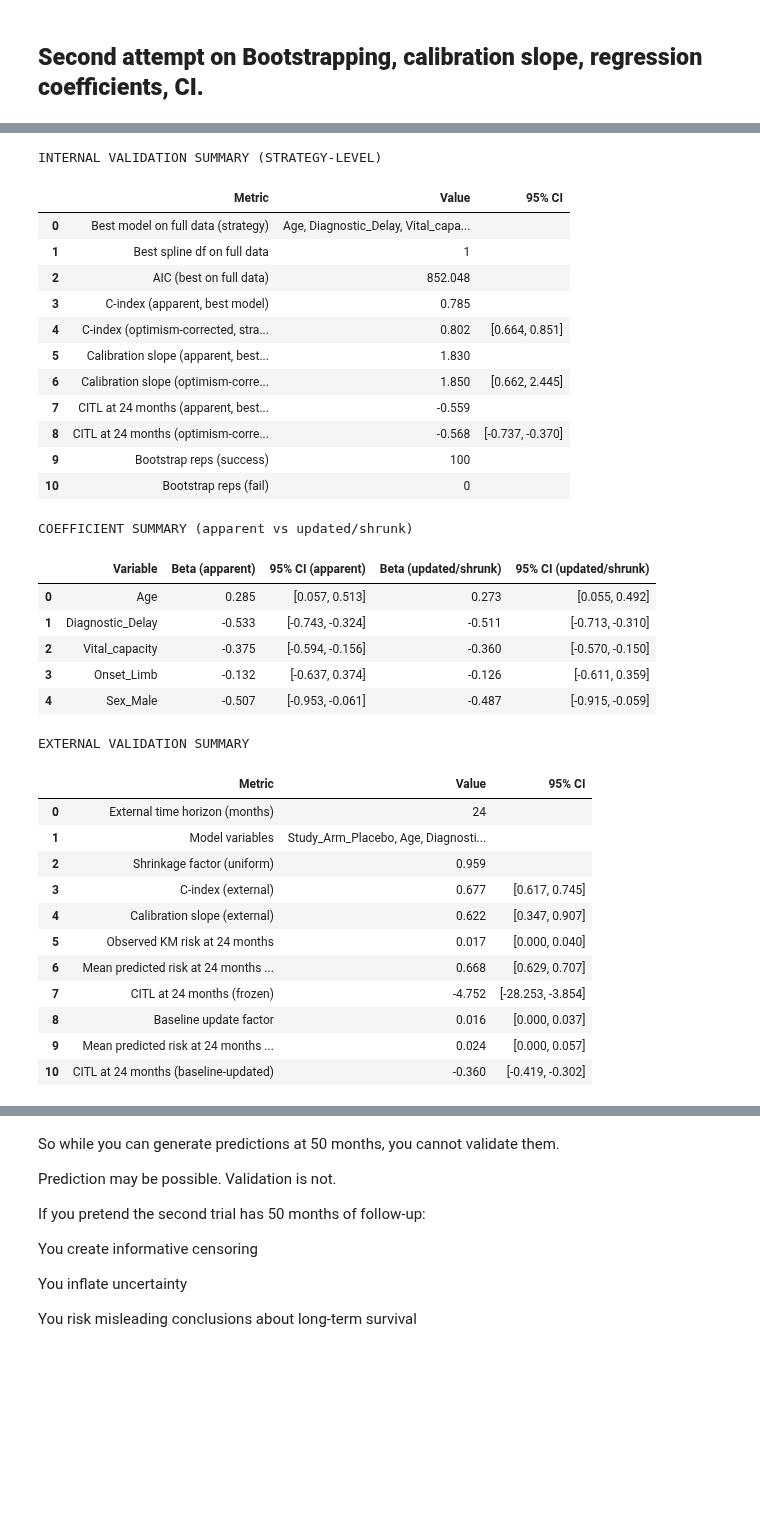
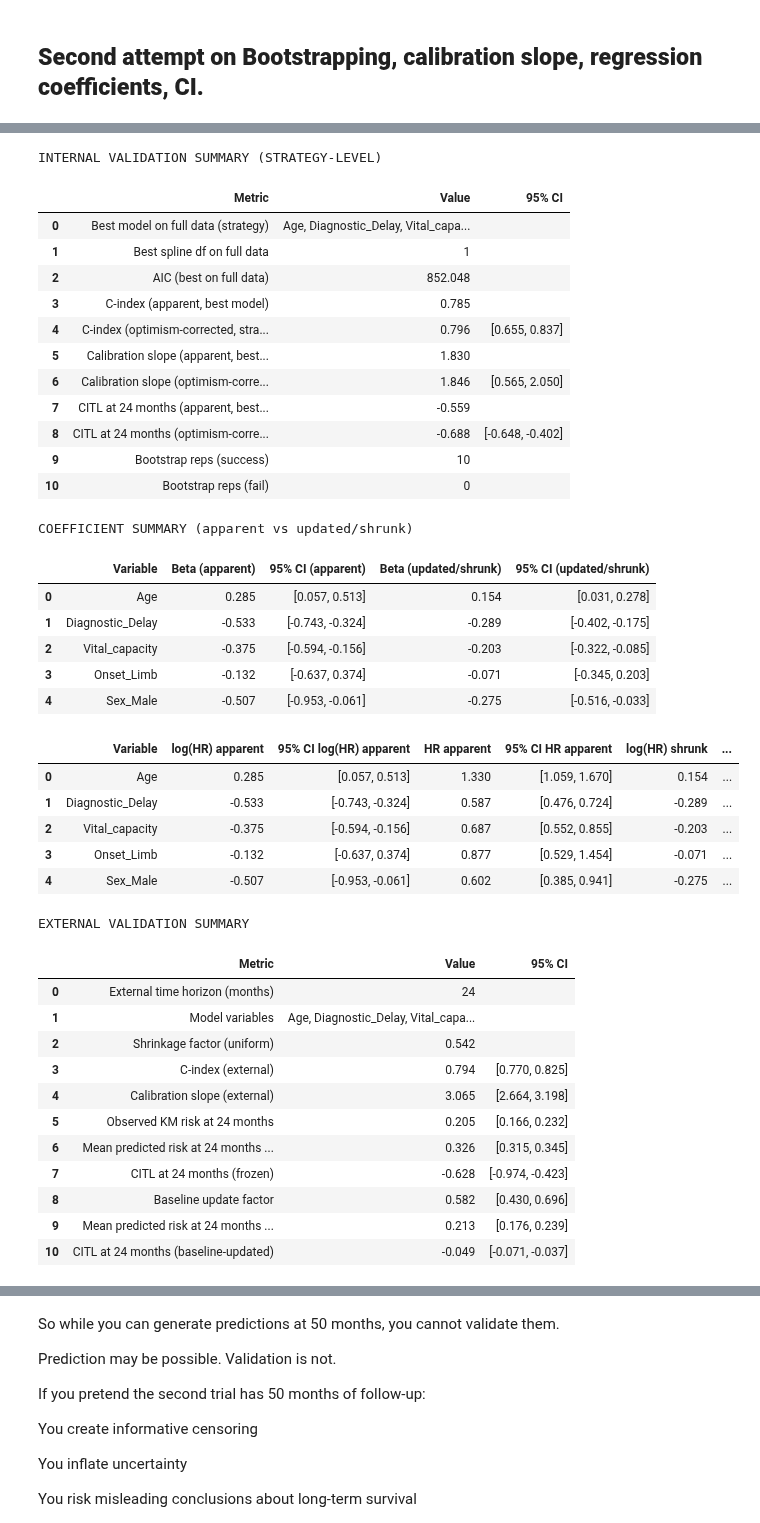
Before and after one commit to Uzoemeka/All_ALS_Data, a Jupyter notebook: 07.1_flexible_parametric_model_script_val_functionized_main_2.ipynb, the cells around one changed output, grey strips where cells are left out. Cells and saved outputs as stored; diff of their text form; code cells hidden in the pictures; blank space fills up the shorter version.

```diff
--- a/07.1_flexible_parametric_model_script_val_functionized_main_2.ipynb
+++ b/07.1_flexible_parametric_model_script_val_functionized_main_2.ipynb
@@ -1330,12 +1436,13 @@ class SelectionResult:
 dat_set = miro0.copy()
 
 covariates = [ "Study_Arm_Placebo", "Age", "Diagnostic_Delay", "Vital_capacity",
-               "Onset_Limb", "Sex_Male", "Age_Sex", "Age_onset"]
-forced_vars = ["Age", "Sex_Male", "Diagnostic_Delay", "Onset_Limb"]
+               "Onset_Limb", "Sex_Male"] #, 'Sex_onset',  "Age_Sex", "Age_onset", "Age_VC", "Sex_VC", "Onset_VC", "Age_sq"]
 
-df_candidates = [1, 2, 3, 4]   # recommended now that df=3 showed up
+forced_vars = ["Age", "Sex_Male", "Diagnostic_Delay", "Onset_Limb", "Vital_capacity"]
+
+df_candidates = [1, 2, 3]   # recommended now that df=3 showed up
 t0_months = 24
-n_boot_full_strategy = 100
+n_boot_full_strategy = 10
 seed_rand = 7
 
 # ============================================================
@@ -1388,6 +1495,6 @@ CITL   app/corr: -0.5590815091619101 -0.568017279340647 (-0.7374771563295289, -0
 CITL   month: 24
 # %%
-ext_df  = lical0
+ext_df  = miroli0.copy()
 ext = prep_df(ext_df, covariates)
 b_bins = 5
 
@@ -1461,53 +1568,62 @@ Mean pred risk updated: 0.02426196543882867
 # %%
 # 1) INTERNAL strategy summary (CI as separate column)
 print("\nINTERNAL VALIDATION SUMMARY (STRATEGY-LEVEL)")
 internal_summary_tbl = make_strategy_summary_table(res_strategy, t0_months=t0_months)
 display(internal_summary_tbl)
 
 # 2) Coefficients summary (apparent vs updated/shrunk)
 print("\nCOEFFICIENT SUMMARY (apparent vs updated/shrunk)")
 vars_final = res_strategy.best_vars_full
 coef_summary_tbl = coef_table_apparent_and_shrunk(model_best_full, vars_final=vars_final, shrinkage=shrinkage)
 display(coef_summary_tbl)
+print()
+coef_summary_tbl_2 = coef_table_apparent_and_shrunk_2(model_best_full, vars_final=vars_final, shrinkage=shrinkage)
+display(coef_summary_tbl_2)
 
 # 3) EXTERNAL summary (CI column included where applicable)
 print("\nEXTERNAL VALIDATION SUMMARY")
 ext_summary_tbl = make_external_summary_table(res_ext=res_ext, t0_months=24, boot_cis=boot_cis)
 display(ext_summary_tbl)
 # %% [output]
 INTERNAL VALIDATION SUMMARY (STRATEGY-LEVEL)
 |  | Metric | Value | 95% CI |
 | 0 | Best model on full data (strategy) | Age, Diagnostic_Delay, Vital_capa... |  |
 | 1 | Best spline df on full data | 1 |  |
 | 2 | AIC (best on full data) | 852.048 |  |
 | 3 | C-index (apparent, best model) | 0.785 |  |
-| 4 | C-index (optimism-corrected, stra... | 0.802 | [0.664, 0.851] |
+| 4 | C-index (optimism-corrected, stra... | 0.796 | [0.655, 0.837] |
 | 5 | Calibration slope (apparent, best... | 1.830 |  |
-| 6 | Calibration slope (optimism-corre... | 1.850 | [0.662, 2.445] |
+| 6 | Calibration slope (optimism-corre... | 1.846 | [0.565, 2.050] |
 | 7 | CITL at 24 months (apparent, best... | -0.559 |  |
-| 8 | CITL at 24 months (optimism-corre... | -0.568 | [-0.737, -0.370] |
-| 9 | Bootstrap reps (success) | 100 |  |
+| 8 | CITL at 24 months (optimism-corre... | -0.688 | [-0.648, -0.402] |
+| 9 | Bootstrap reps (success) | 10 |  |
 | 10 | Bootstrap reps (fail) | 0 |  |
 COEFFICIENT SUMMARY (apparent vs updated/shrunk)
 |  | Variable | Beta (apparent) | 95% CI (apparent) | Beta (updated/shrunk) | 95% CI (updated/shrunk) |
-| 0 | Age | 0.285 | [0.057, 0.513] | 0.273 | [0.055, 0.492] |
-| 1 | Diagnostic_Delay | -0.533 | [-0.743, -0.324] | -0.511 | [-0.713, -0.310] |
-| 2 | Vital_capacity | -0.375 | [-0.594, -0.156] | -0.360 | [-0.570, -0.150] |
-| 3 | Onset_Limb | -0.132 | [-0.637, 0.374] | -0.126 | [-0.611, 0.359] |
-| 4 | Sex_Male | -0.507 | [-0.953, -0.061] | -0.487 | [-0.915, -0.059] |
+| 0 | Age | 0.285 | [0.057, 0.513] | 0.154 | [0.031, 0.278] |
+| 1 | Diagnostic_Delay | -0.533 | [-0.743, -0.324] | -0.289 | [-0.402, -0.175] |
+| 2 | Vital_capacity | -0.375 | [-0.594, -0.156] | -0.203 | [-0.322, -0.085] |
+| 3 | Onset_Limb | -0.132 | [-0.637, 0.374] | -0.071 | [-0.345, 0.203] |
+| 4 | Sex_Male | -0.507 | [-0.953, -0.061] | -0.275 | [-0.516, -0.033] |
+|  | Variable | log(HR) apparent | 95% CI log(HR) apparent | HR apparent | 95% CI HR apparent | log(HR) shrunk | ... |
+| 0 | Age | 0.285 | [0.057, 0.513] | 1.330 | [1.059, 1.670] | 0.154 | ... |
+| 1 | Diagnostic_Delay | -0.533 | [-0.743, -0.324] | 0.587 | [0.476, 0.724] | -0.289 | ... |
+| 2 | Vital_capacity | -0.375 | [-0.594, -0.156] | 0.687 | [0.552, 0.855] | -0.203 | ... |
+| 3 | Onset_Limb | -0.132 | [-0.637, 0.374] | 0.877 | [0.529, 1.454] | -0.071 | ... |
+| 4 | Sex_Male | -0.507 | [-0.953, -0.061] | 0.602 | [0.385, 0.941] | -0.275 | ... |
 EXTERNAL VALIDATION SUMMARY
-|  | Metric | Value | 95% CI |
-| 0 | External time horizon (months) | 24 |  |
-| 1 | Model variables | Study_Arm_Placebo, Age, Diagnosti... |  |
-| 2 | Shrinkage factor (uniform) | 0.959 |  |
-| 3 | C-index (external) | 0.677 | [0.617, 0.745] |
-| 4 | Calibration slope (external) | 0.622 | [0.347, 0.907] |
-| 5 | Observed KM risk at 24 months | 0.017 | [0.000, 0.040] |
-| 6 | Mean predicted risk at 24 months ... | 0.668 | [0.629, 0.707] |
-| 7 | CITL at 24 months (frozen) | -4.752 | [-28.253, -3.854] |
-| 8 | Baseline update factor | 0.016 | [0.000, 0.037] |
-| 9 | Mean predicted risk at 24 months ... | 0.024 | [0.000, 0.057] |
-| 10 | CITL at 24 months (baseline-updated) | -0.360 | [-0.419, -0.302] |
+|  | Metric | Value | 95% CI |
+| 0 | External time horizon (months) | 24 |  |
+| 1 | Model variables | Age, Diagnostic_Delay, Vital_capa... |  |
+| 2 | Shrinkage factor (uniform) | 0.542 |  |
+| 3 | C-index (external) | 0.794 | [0.770, 0.825] |
+| 4 | Calibration slope (external) | 3.065 | [2.664, 3.198] |
+| 5 | Observed KM risk at 24 months | 0.205 | [0.166, 0.232] |
+| 6 | Mean predicted risk at 24 months ... | 0.326 | [0.315, 0.345] |
+| 7 | CITL at 24 months (frozen) | -0.628 | [-0.974, -0.423] |
+| 8 | Baseline update factor | 0.582 | [0.430, 0.696] |
+| 9 | Mean predicted risk at 24 months ... | 0.213 | [0.176, 0.239] |
+| 10 | CITL at 24 months (baseline-updated) | -0.049 | [-0.071, -0.037] |
 # %%
 def plot_calibration_table_2(
     cal_df: pd.DataFrame,
```
Also changed, not shown: parts of 55 cells of this notebook, 8 other files.
